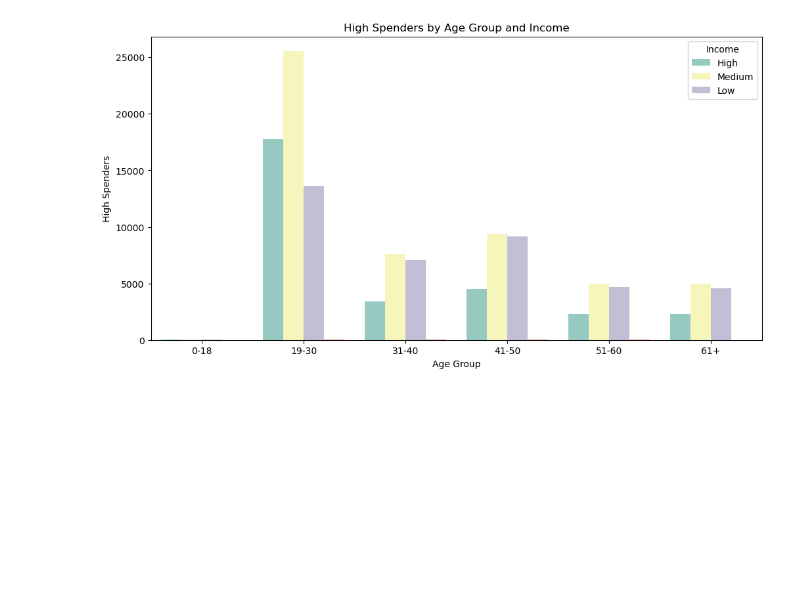
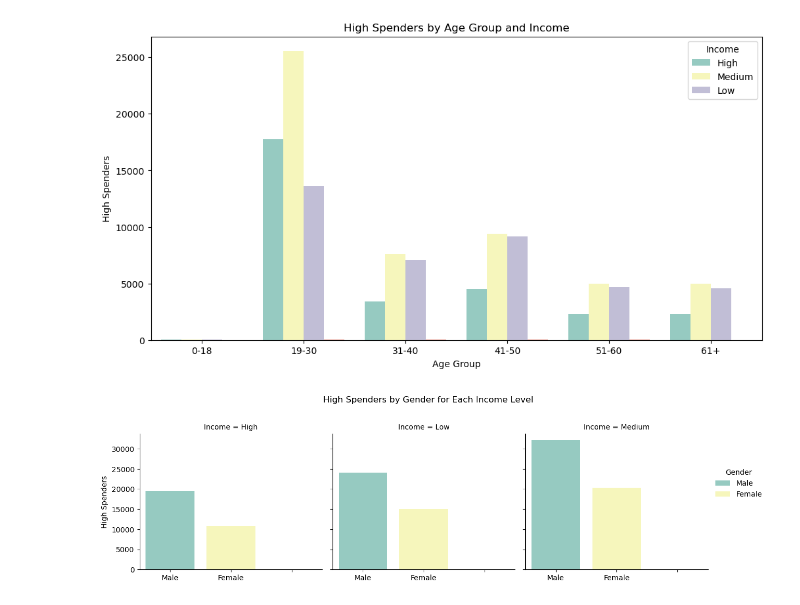
Before and after one commit to tsarahbd/retail-data-analysis, a Jupyter notebook: Retail-Data-Analysis.ipynb, the cells around one changed output. Saved outputs shown, nothing was run; the diff lists cells and outputs as text; code cells hidden in the pictures; blank space fills up the shorter version.

```diff
--- a/Retail-Data-Analysis.ipynb
+++ b/Retail-Data-Analysis.ipynb
@@ -225,3 +206,20 @@ plt.legend(title='Income')
 plt.show()
 # %% [output]
 [figure]
+# %%
+if customer_segment['Income'].dtype.name == 'category':
+    customer_segment['Income'] = customer_segment['Income'].cat.remove_unused_categories()
+
+# Filter only high spenders
+high_spenders = customer_segment[customer_segment['High Spender'] == 'Y']
+
+# Create a FacetGrid without blank facets
+g = sns.FacetGrid(high_spenders, col='Income', hue='Gender', height=4, aspect=1, palette='Set3')
+g.map(sns.countplot, 'Gender', order=high_spenders['Gender'].unique())
+g.add_legend()
+g.set_axis_labels("", "High Spenders")
+plt.subplots_adjust(top=0.8)
+g.fig.suptitle('High Spenders by Gender for Each Income Level')
+plt.show()
+# %% [output]
+[figure, added]
```
Also changed, not shown: parts of 3 cells of this notebook.
